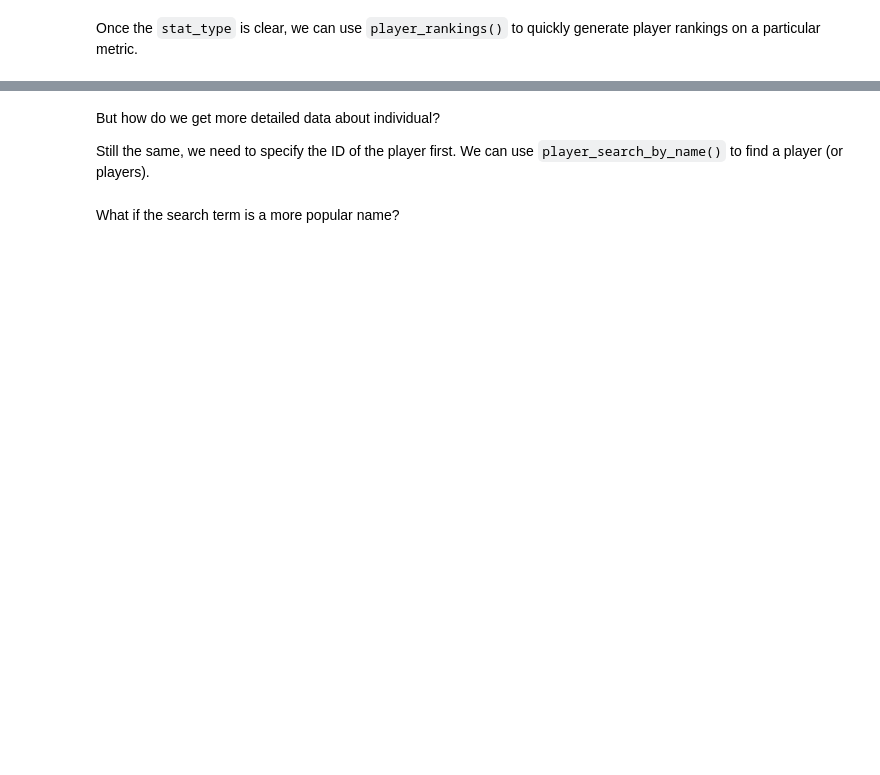
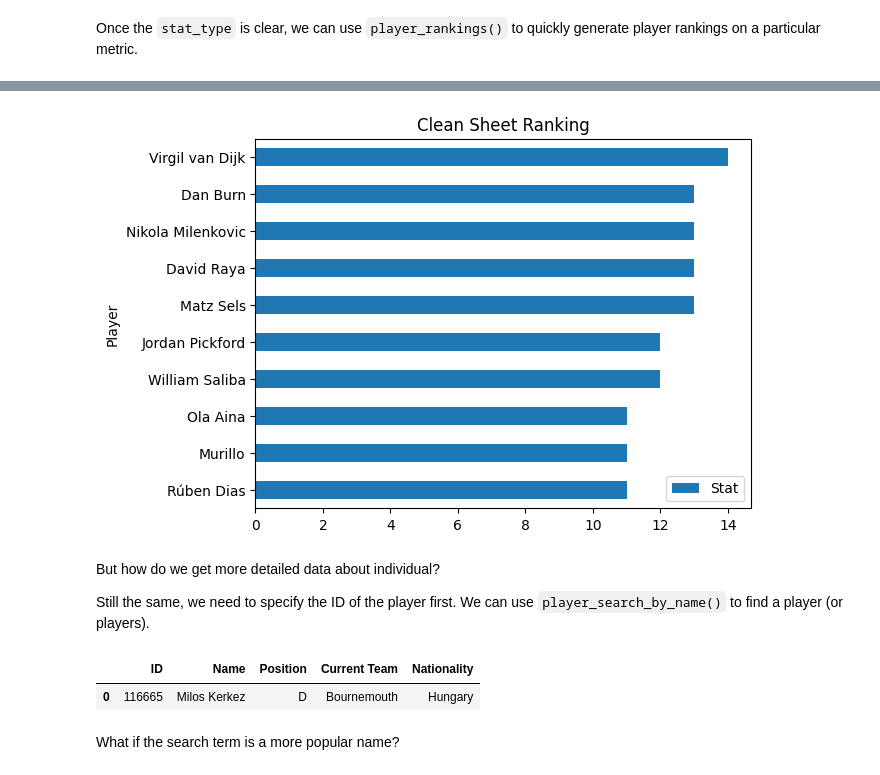
Before and after one commit to zhouyuyang-joey/English-Premier-League-Data-API, a Jupyter notebook: examples.ipynb, the cells around one changed output, grey strips where cells are left out. Drawn from its saved outputs; the diff is of its cells as text; code cells hidden in the pictures; blank space fills up the shorter version.

```diff
--- a/examples.ipynb
+++ b/examples.ipynb
@@ -35,8 +35,8 @@ In order to use most of the functions, it is very important to get the season id
 (This notebook was being written before the season was over. Don't be surprised if you get different results when you re-run it.)
 # %%
 epl = EPLAPI()
-season_id = epl.get_season_id()
-season_id
+season_24_25 = epl.get_season_id(season_label="2024/25")
+season_24_25
 # %% [output]
 '719'
 # %% [markdown]
@@ -195,14 +300,19 @@ big_chance_created.head(10)
 # %%
-clean_sheet = epl.player_rankings("clean_sheet", season_id, output="df")
+clean_sheet = epl.get_player_rankings("clean_sheet", season_24_25, output="df")
 clean_sheet.head(10).plot(x="Player", y="Stat", kind="barh", title="Clean Sheet Ranking")
 plt.gca().invert_yaxis()
+# %% [output]
+[figure, added]
 # %% [markdown]
 But how do we get more detailed data about individual?
 
 Still the same, we need to specify the ID of the player first. We can use ``player_search_by_name()`` to find a player (or players).
 # %%
-search_result_1 = epl.player_search_by_name("Kerkez", season_id,"df")
+search_result_1 = epl.search_player_by_name("Kerkez", season_24_25,"df")
 search_result_1
+# %% [output]
+|  | ID | Name | Position | Current Team | Nationality |
+| 0 | 116665 | Milos Kerkez | D | Bournemouth | Hungary |
 # %% [markdown]
 What if the search term is a more popular name?
 # %%
```
Also changed, not shown: parts of 20 cells of this notebook.
